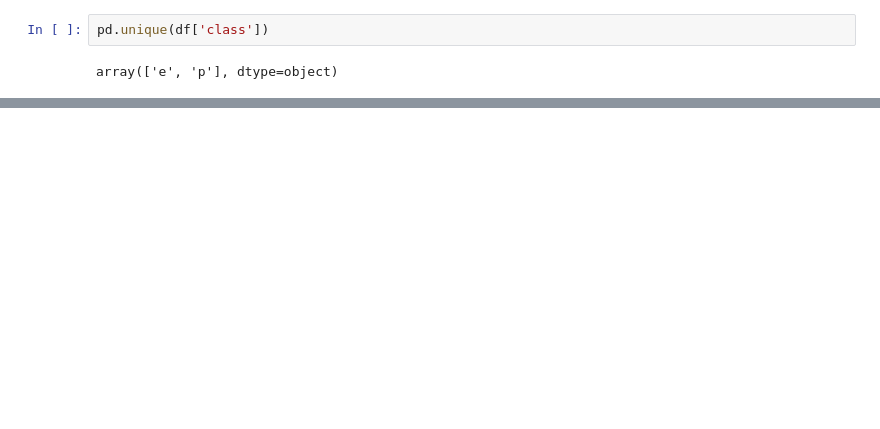
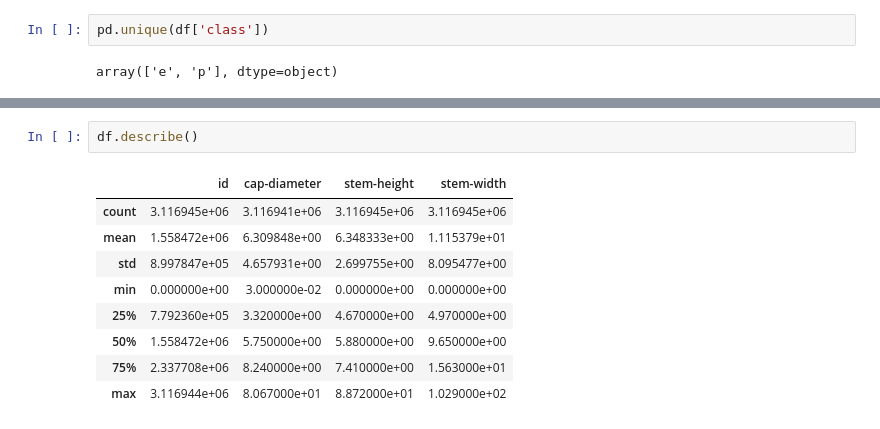
Before and after one commit to AlexChalk/ml_env, a Jupyter notebook: poisonous_mushrooms/01.ipynb, the cells around one changed output, grey strips where cells are left out. Saved outputs shown, nothing was run; the diff lists cells and outputs as text; blank space fills up the shorter version.

```diff
--- a/poisonous_mushrooms/01.ipynb
+++ b/poisonous_mushrooms/01.ipynb
@@ -174,0 +135,12 @@ To enable the following instructions: AVX2 FMA, in other operations, rebuild Ten
+# %%
+df.describe()
+# %% [output]
+|  | id | cap-diameter | stem-height | stem-width |
+| count | 3.116945e+06 | 3.116941e+06 | 3.116945e+06 | 3.116945e+06 |
+| mean | 1.558472e+06 | 6.309848e+00 | 6.348333e+00 | 1.115379e+01 |
+| std | 8.997847e+05 | 4.657931e+00 | 2.699755e+00 | 8.095477e+00 |
+| min | 0.000000e+00 | 3.000000e-02 | 0.000000e+00 | 0.000000e+00 |
+| 25% | 7.792360e+05 | 3.320000e+00 | 4.670000e+00 | 4.970000e+00 |
+| 50% | 1.558472e+06 | 5.750000e+00 | 5.880000e+00 | 9.650000e+00 |
+| 75% | 2.337708e+06 | 8.240000e+00 | 7.410000e+00 | 1.563000e+01 |
+| max | 3.116944e+06 | 8.067000e+01 | 8.872000e+01 | 1.029000e+02 |
```
Also changed, not shown: parts of 33 cells of this notebook, 1 other file.
